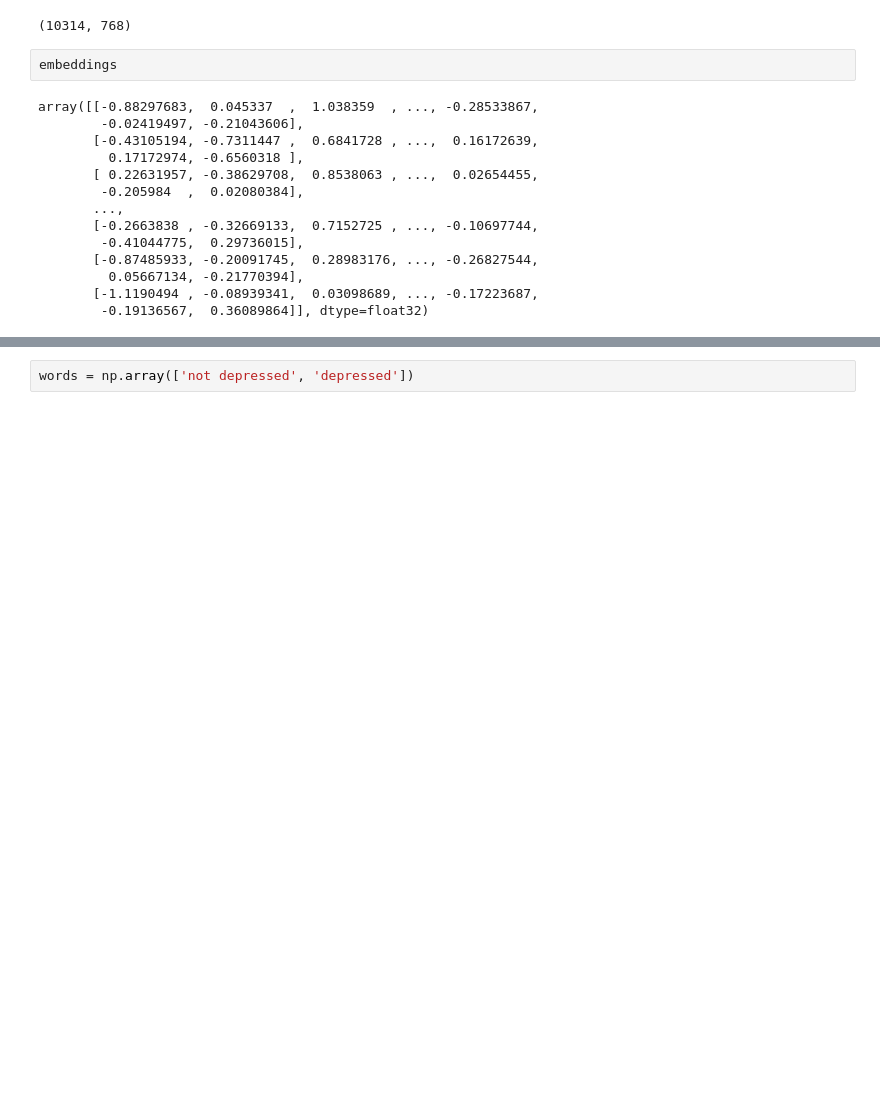
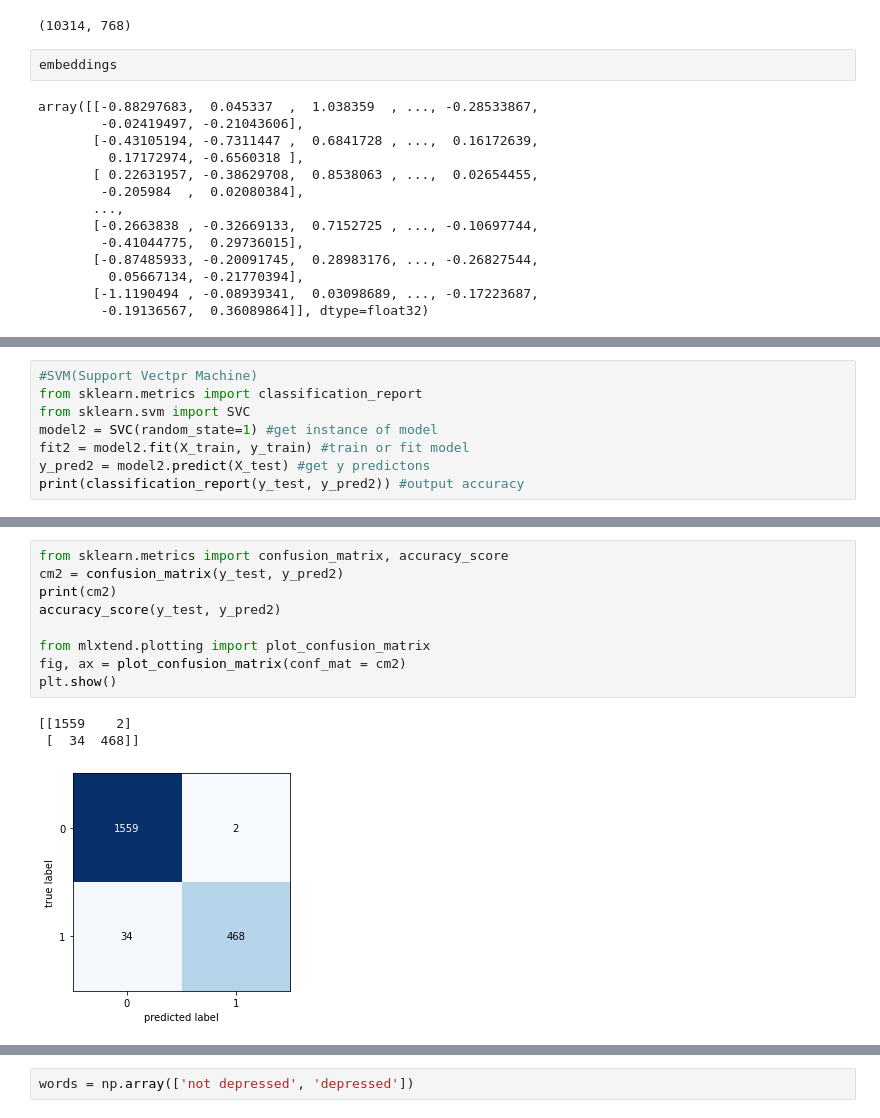
Before and after one commit to sumanta-barman/TechLabs_medicine, a Jupyter notebook: Depression_prediction_tweets.ipynb, the cells around one changed output, grey strips where cells are left out. Drawn from its saved outputs; the diff is of its cells as text; blank space fills up the shorter version.

```diff
--- a/Depression_prediction_tweets.ipynb
+++ b/Depression_prediction_tweets.ipynb
@@ -203,0 +322,8 @@ array([[-0.88297683,  0.045337  ,  1.038359  , ..., -0.28533867,
+# %%
+#SVM(Support Vectpr Machine)
+from sklearn.metrics import classification_report
+from sklearn.svm import SVC
+model2 = SVC(random_state=1) #get instance of model
+fit2 = model2.fit(X_train, y_train) #train or fit model
+y_pred2 = model2.predict(X_test) #get y predictons
+print(classification_report(y_test, y_pred2)) #output accuracy
@@ -203,0 +339,13 @@ array([[-0.88297683,  0.045337  ,  1.038359  , ..., -0.28533867,
+# %%
+from sklearn.metrics import confusion_matrix, accuracy_score
+cm2 = confusion_matrix(y_test, y_pred2)
+print(cm2)
+accuracy_score(y_test, y_pred2)
+
+from mlxtend.plotting import plot_confusion_matrix
+fig, ax = plot_confusion_matrix(conf_mat = cm2)
+plt.show()
+# %% [output]
+[[1559    2]
+ [  34  468]]
+[figure, added]
```
Also changed, not shown: parts of 47 cells of this notebook, 8 other files.
